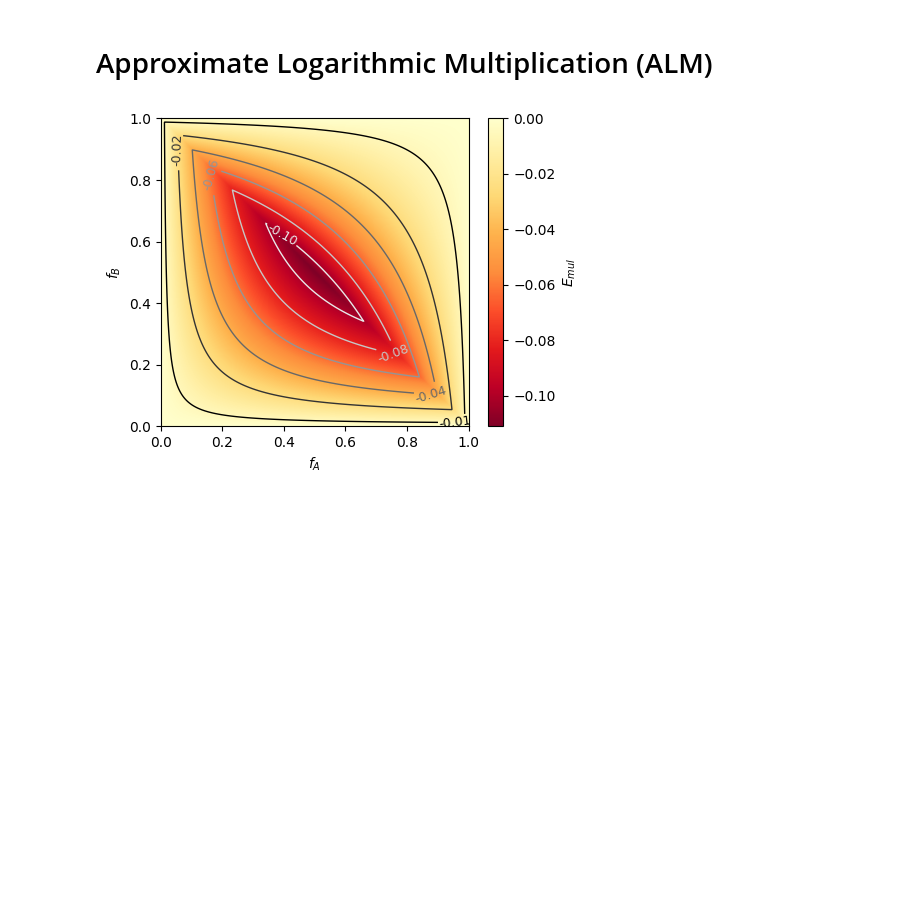
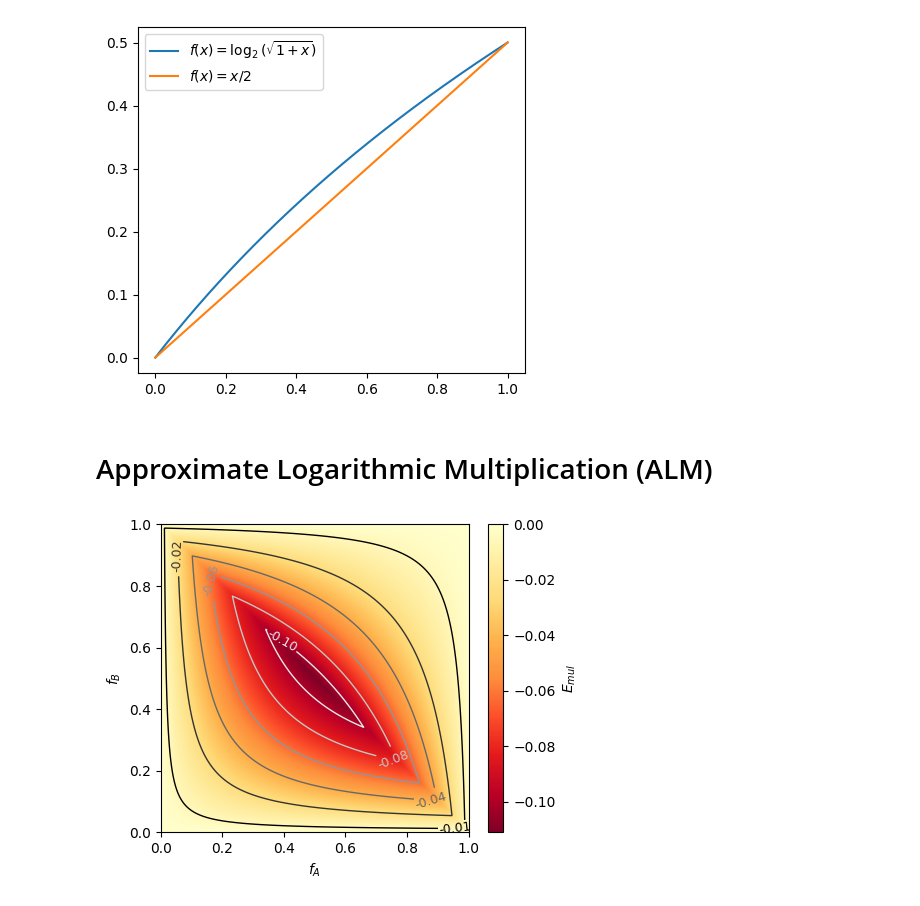
Before and after one commit to RaulMurillo/CoNGA_23, a Jupyter notebook: simulation/src/error.ipynb, the cells around one changed output. Saved outputs shown, nothing was run; the diff lists cells and outputs as text; code cells hidden in the pictures; blank space fills up the shorter version.

```diff
--- a/simulation/src/error.ipynb
+++ b/simulation/src/error.ipynb
@@ -25,3 +25,24 @@ plt.show()
+# %%
+# Approximation of log_2(sqrt(1+x))
+
+def exact_log(x):
+    return np.log2(np.sqrt(1+x))
+
+def approx_log(x):
+    return x/2
+
+x = np.linspace(0, 1, 1000)
+exact = exact_log(x)
+approx = approx_log(x)
+
+plt.figure(figsize=(5,4.5))
+plt.plot(x, exact, label='$f(x) = \log_2(\sqrt{1+x})$')
+plt.plot(x, approx, label='$f(x) = x/2$')
+
+plt.legend()
+plt.show()
+# %% [output]
+[figure, added]
 # %% [markdown]
 # Approximate Logarithmic Multiplication (ALM)
 # %%
```
Also changed, not shown: parts of 1 cell of this notebook, 5 other files.
